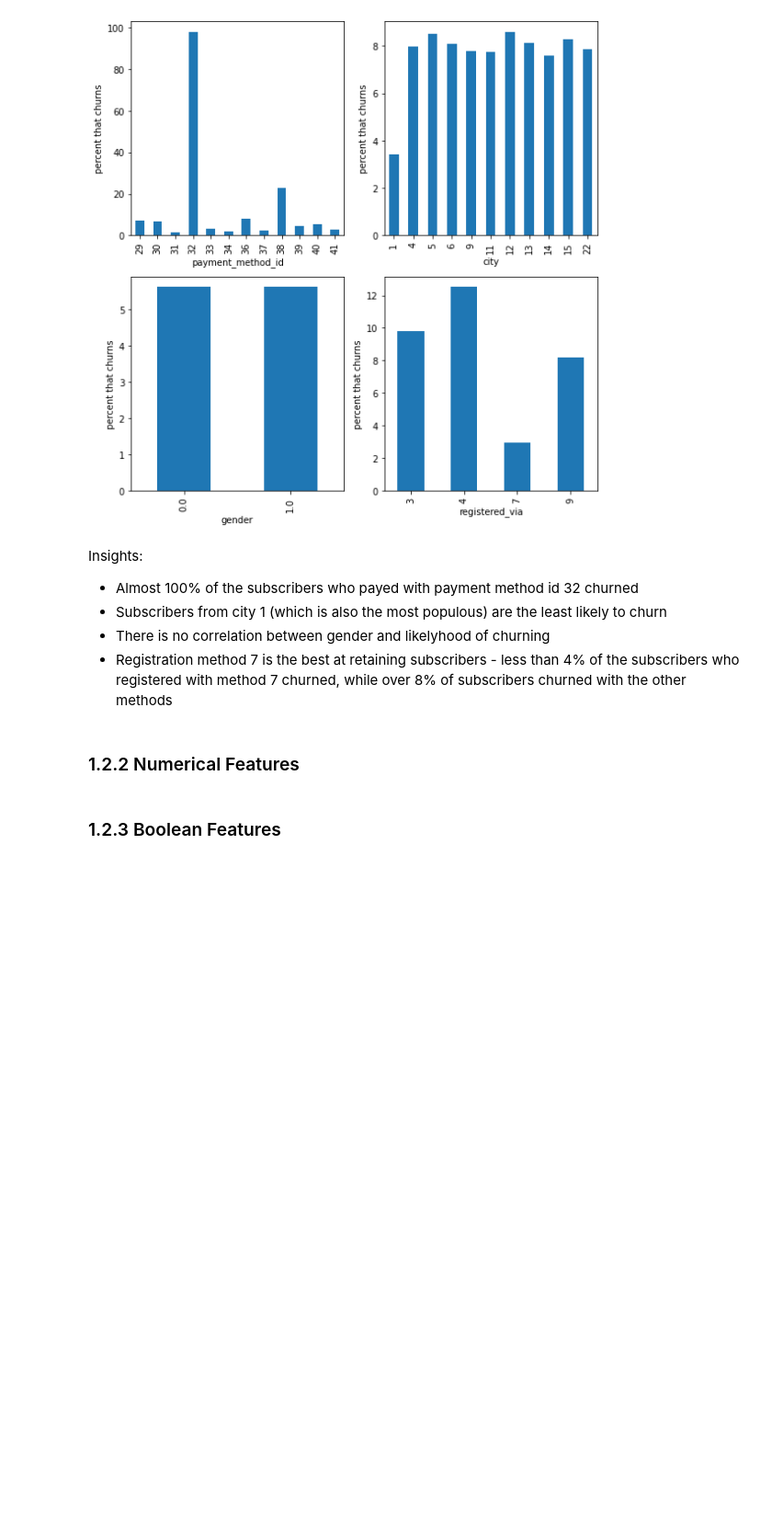
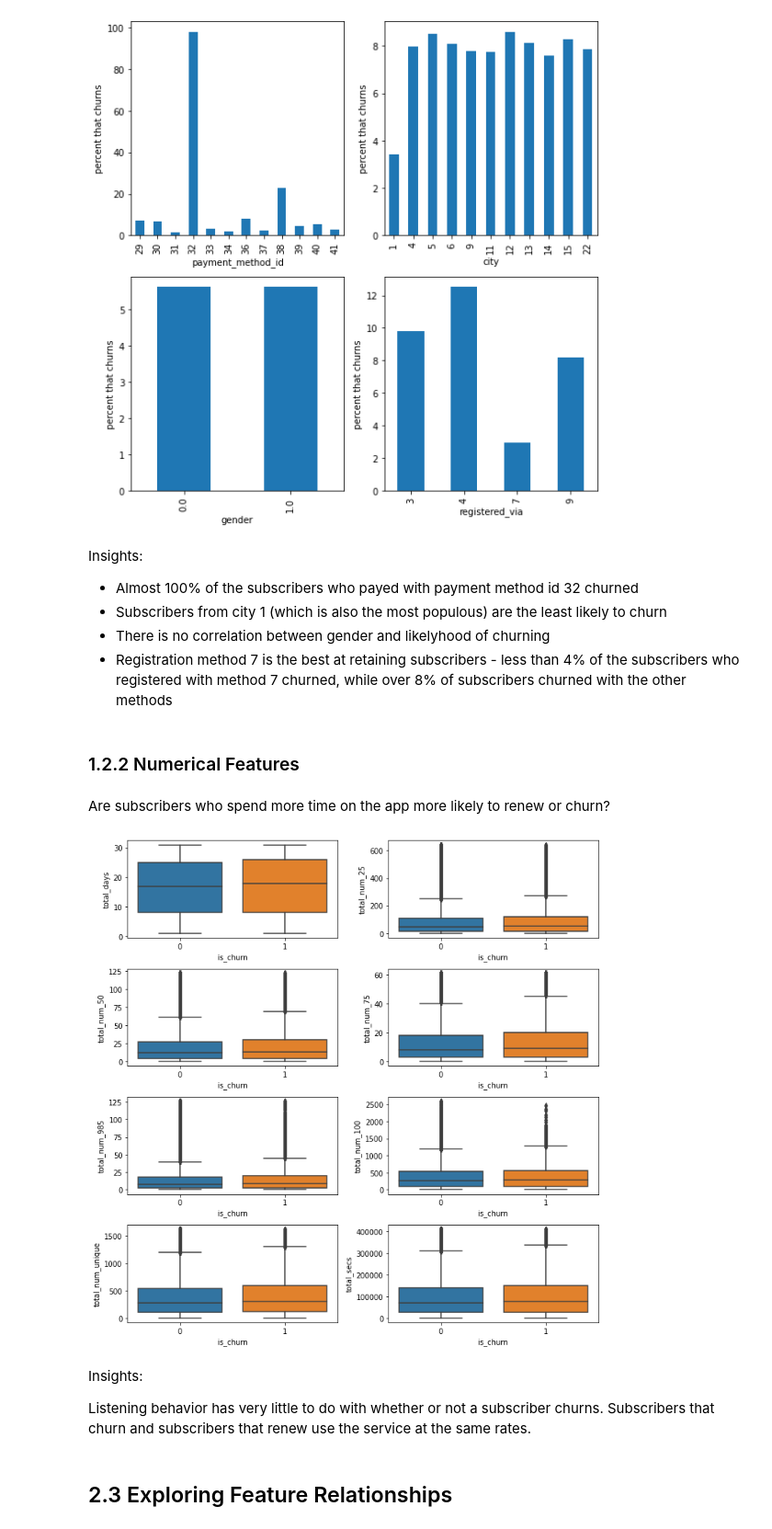
Before and after one commit to bmensah/springboard, a Jupyter notebook: capstone2/churn_analysis/capstone2_notebooks/Capstone2_EDA.ipynb, the cells around one changed output. Shown at 92% size. Cells and saved outputs as stored; diff of their text form; code cells hidden in the pictures; blank space fills up the shorter version.

Commit message:
visualize churn across user listening data

```diff
--- a/capstone2/churn_analysis/capstone2_notebooks/Capstone2_EDA.ipynb
+++ b/capstone2/churn_analysis/capstone2_notebooks/Capstone2_EDA.ipynb
@@ -73,10 +52,10 @@ memory usage: 105.3+ MB
 # %% [markdown]
 Let's explore the percentage of subscribers that churn for each value in the categorical features.
 # %%
-features = ["payment_method_id", "city", "gender", "registered_via"]
+cat_features = ["payment_method_id", "city", "gender", "registered_via"]
 fig, axs = plt.subplots(2, 2, figsize=(8,8))
 axs = axs.flatten()
-for i, feature in enumerate(features):
+for i, feature in enumerate(cat_features):
     churn_pct_by_feature = (data.groupby(by=feature).is_churn.sum() / data[feature].value_counts())*100
     churn_pct_by_feature.plot(kind="bar", ax=axs[i], xlabel=feature, ylabel="percent that churns")
 
@@ -92,5 +71,24 @@ Insights:
 * Registration method 7 is the best at retaining subscribers - less than 4% of the subscribers who registered with method 7 churned, while over 8% of subscribers churned with the other methods
 # %% [markdown]
 ### 1.2.2 Numerical Features<a id="Numerical_Features"></a>
+# %% [markdown]
+Are subscribers who spend more time on the app more likely to renew or churn?
+# %%
+num_features = ["total_days", "total_num_25", "total_num_50", "total_num_75",
+                "total_num_985", "total_num_100", "total_num_unique", "total_secs"]
+
+fig, axs = plt.subplots(4, 2, figsize=(10,10))
+axs = axs.flatten()
+for i, feature in enumerate(num_features):
+    sns.boxplot(x="is_churn", y=feature, data=data, ax=axs[i])
+
+plt.tight_layout()
+plt.show();
+# %% [output]
+[figure, added]
+# %% [markdown]
+Insights:
+
+Listening behavior has very little to do with whether or not a subscriber churns. Subscribers that churn and subscribers that renew use the service at the same rates.
 # %% [markdown]
-### 1.2.3 Boolean Features<a id="Boolean_Features"></a>
+## 2.3 Exploring Feature Relationships<a id="Exploring_Feature_Relationships"></a>
```
Also changed, not shown: parts of 8 cells of this notebook.
